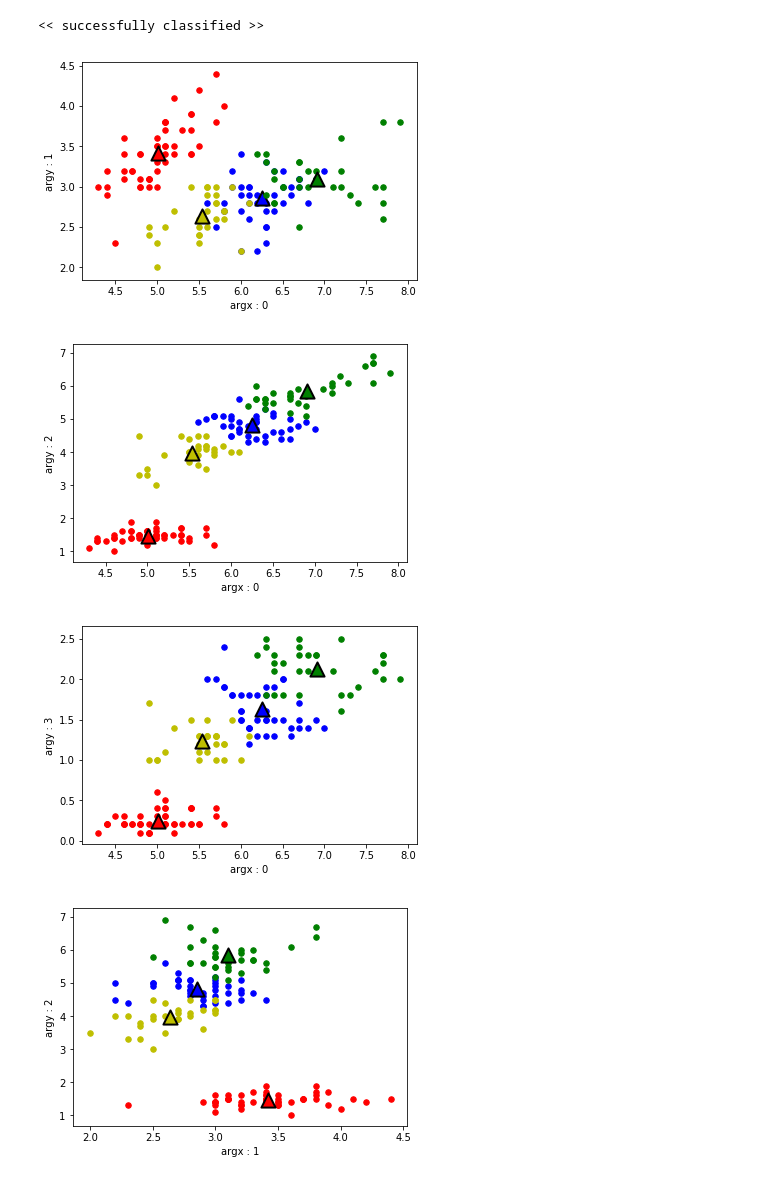
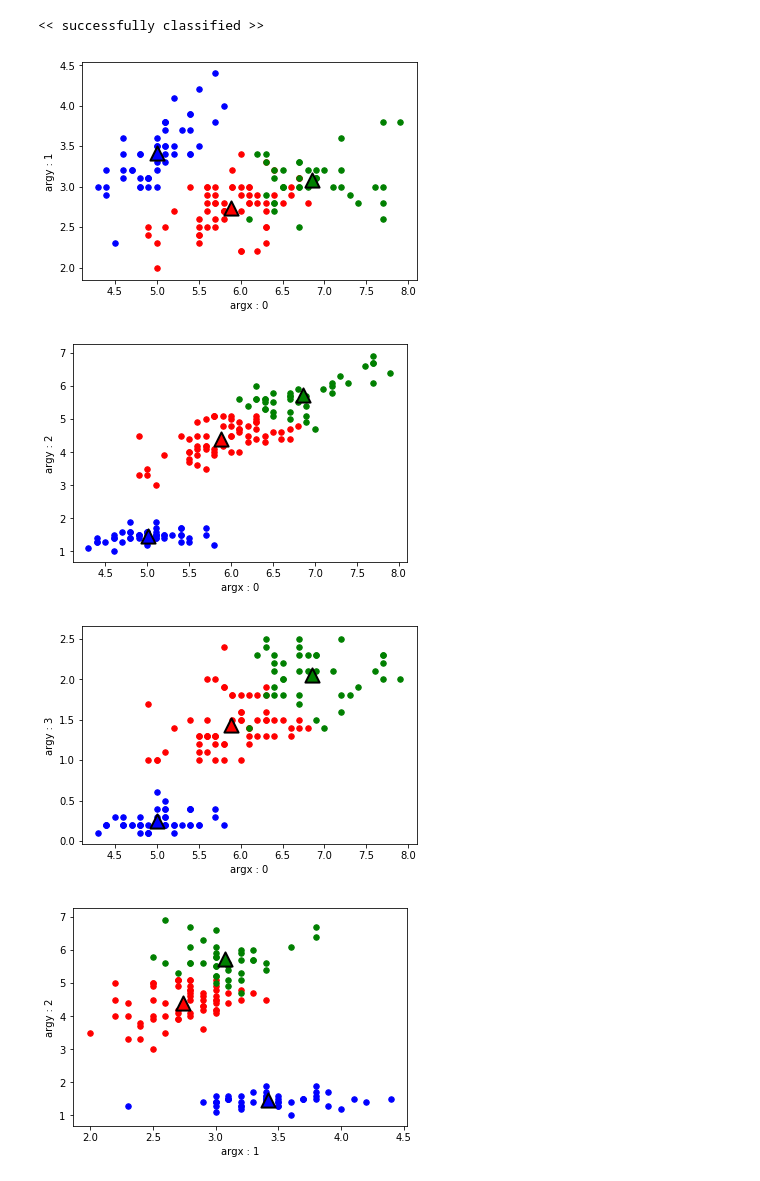
Before and after one commit to krocky-cooky/patternDetection, a Jupyter notebook: test.ipynb, the cells around one changed output. Drawn from its saved outputs; the diff is of its cells as text; code cells hidden in the pictures.

```diff
--- a/test.ipynb
+++ b/test.ipynb
@@ -6,14 +6,14 @@ iris = load_iris()
 # %%
 data = iris.data
 # %%
-clf = KMeans(n_clusters = 4)
+clf = KMeans(n_clusters = 3)
 clf.fit(data)
 for i in range(3):
     for j in range(i+1,4):
         clf.visualize(argx=i,argy=j)
 # %% [output]
 << successfully classified >>
-[figure, old version]
+[figure, new version]
-[figure, old version]
+[figure, new version]
-[figure, old version]
+[figure, new version]
-[figure, old version]
+[figure, new version]
```
Also changed, not shown: parts of 8 cells of this notebook, 2 other files.
